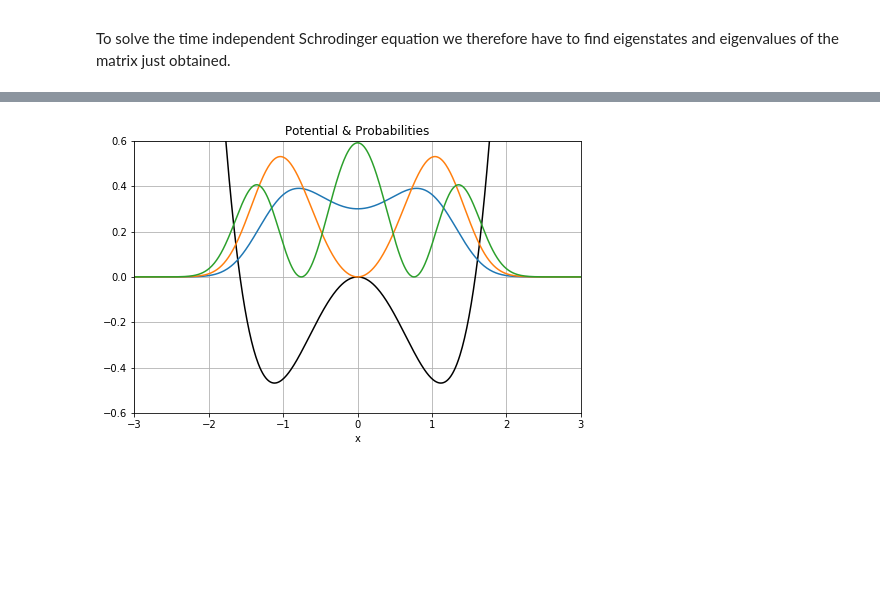
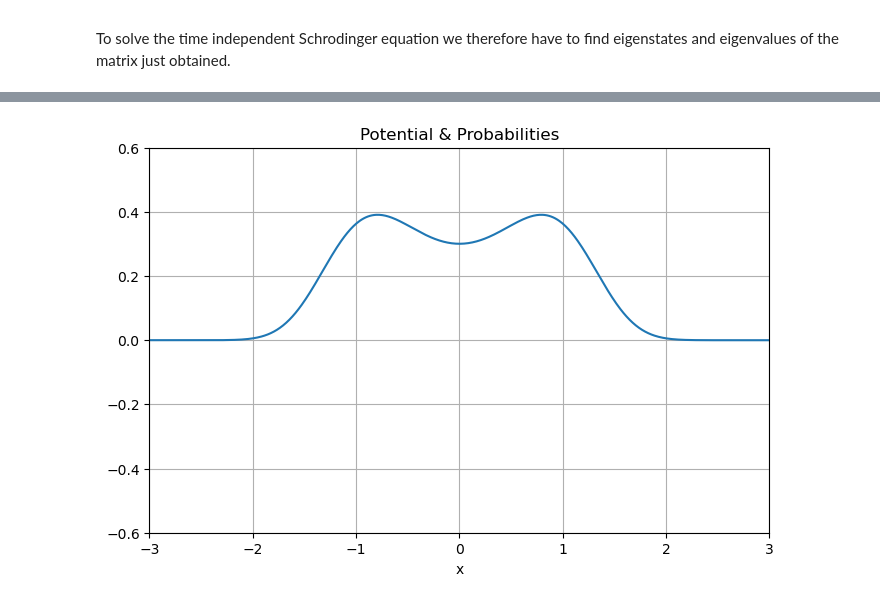
Before and after one commit to edoiannu/LSN_Exercises_Iannucci, a Jupyter notebook: Exercises_08/LSN_Exercises_08.ipynb, the cells around one changed output, grey strips where cells are left out. Cells and saved outputs as stored; diff of their text form; code cells hidden in the pictures; blank space fills up the shorter version.

```diff
--- a/Exercises_08/LSN_Exercises_08.ipynb
+++ b/Exercises_08/LSN_Exercises_08.ipynb
@@ -216,10 +282,10 @@ print("2nd excited state energy: ", E[2])
 # Plot a few things
 plt.figure(figsize=(8,5))
 scale = 0.3
-plt.plot(x, scale*V, color="Black", label="Potential") # plot the potential
+#plt.plot(x, scale*V, color="Black", label="Potential") # plot the potential
 plt.plot(x,(psi[0])**2)
-plt.plot(x,(psi[1])**2)
-plt.plot(x,(psi[2])**2)
+#plt.plot(x,(psi[1])**2)
+#plt.plot(x,(psi[2])**2)
 plt.title("Potential & Probabilities")
 plt.xlabel("x")
 plt.grid(True)
@@ -233 +299 @@ Ground state energy:  -0.46046587969271513
-[figure, old version]
+[figure, new version]
```
Also changed, not shown: parts of 9 cells of this notebook, 9 other files.
